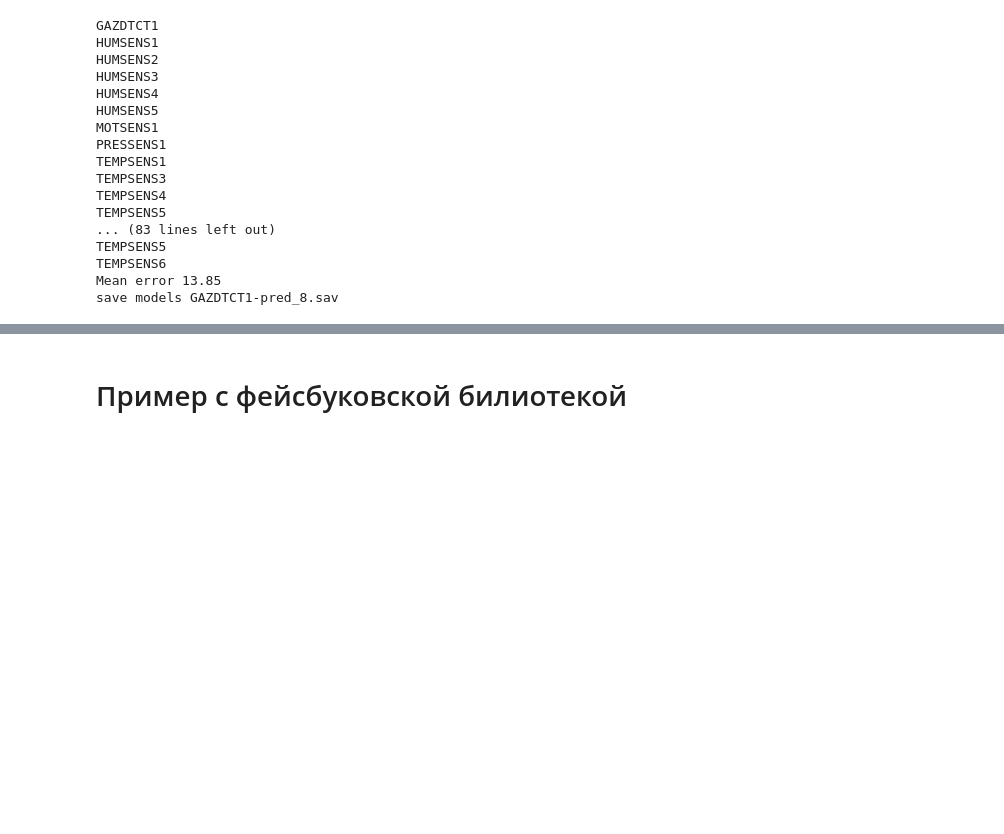
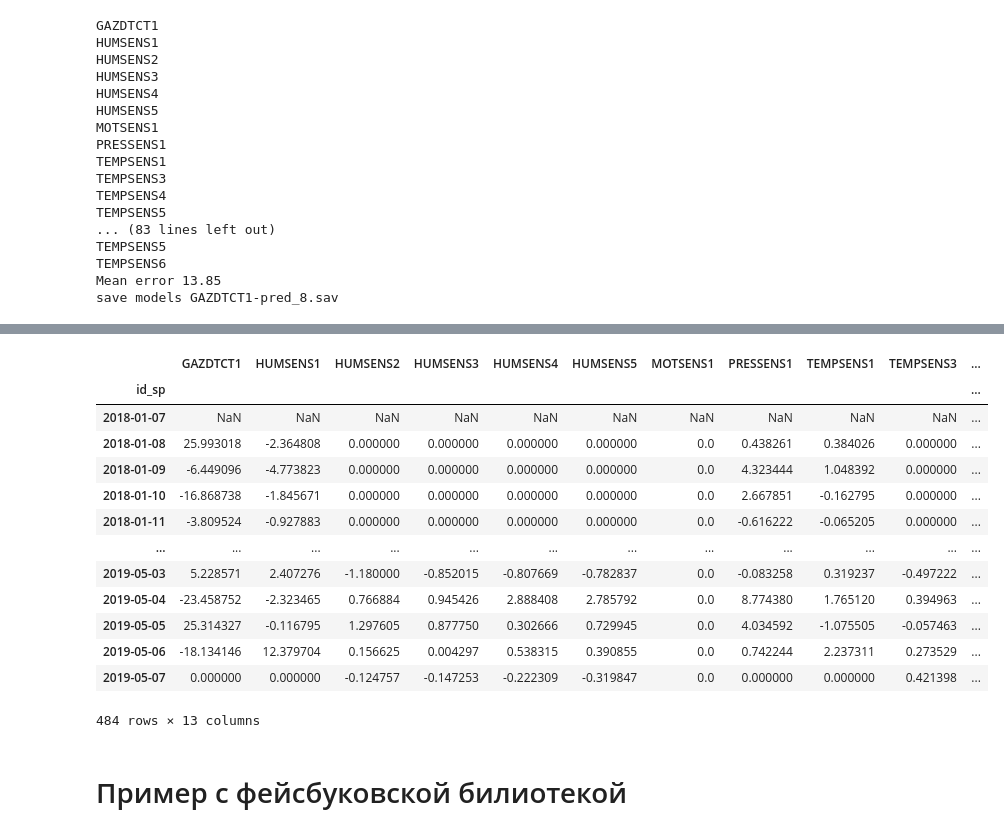
Before and after one commit to Grottersha123/smart_house, a Jupyter notebook: predict_sensors.ipynb, the cells around one changed output, grey strips where cells are left out. Drawn from its saved outputs; the diff is of its cells as text; code cells hidden in the pictures; blank space fills up the shorter version.

```diff
--- a/predict_sensors.ipynb
+++ b/predict_sensors.ipynb
@@ -554,3 +589,20 @@ save models GAZDTCT1-pred_8.sav
+# %%
+ data_pivot[:484].diff()
+# %% [output]
+|  | GAZDTCT1 | HUMSENS1 | HUMSENS2 | HUMSENS3 | HUMSENS4 | HUMSENS5 | MOTSENS1 | PRESSENS1 | TEMPSENS1 | TEMPSENS3 | ... |
+| id_sp |  |  |  |  |  |  |  |  |  |  | ... |
+| 2018-01-07 | NaN | NaN | NaN | NaN | NaN | NaN | NaN | NaN | NaN | NaN | ... |
+| 2018-01-08 | 25.993018 | -2.364808 | 0.000000 | 0.000000 | 0.000000 | 0.000000 | 0.0 | 0.438261 | 0.384026 | 0.000000 | ... |
+| 2018-01-09 | -6.449096 | -4.773823 | 0.000000 | 0.000000 | 0.000000 | 0.000000 | 0.0 | 4.323444 | 1.048392 | 0.000000 | ... |
+| 2018-01-10 | -16.868738 | -1.845671 | 0.000000 | 0.000000 | 0.000000 | 0.000000 | 0.0 | 2.667851 | -0.162795 | 0.000000 | ... |
+| 2018-01-11 | -3.809524 | -0.927883 | 0.000000 | 0.000000 | 0.000000 | 0.000000 | 0.0 | -0.616222 | -0.065205 | 0.000000 | ... |
+| ... | ... | ... | ... | ... | ... | ... | ... | ... | ... | ... | ... |
+| 2019-05-03 | 5.228571 | 2.407276 | -1.180000 | -0.852015 | -0.807669 | -0.782837 | 0.0 | -0.083258 | 0.319237 | -0.497222 | ... |
+| 2019-05-04 | -23.458752 | -2.323465 | 0.766884 | 0.945426 | 2.888408 | 2.785792 | 0.0 | 8.774380 | 1.765120 | 0.394963 | ... |
+| 2019-05-05 | 25.314327 | -0.116795 | 1.297605 | 0.877750 | 0.302666 | 0.729945 | 0.0 | 4.034592 | -1.075505 | -0.057463 | ... |
+| 2019-05-06 | -18.134146 | 12.379704 | 0.156625 | 0.004297 | 0.538315 | 0.390855 | 0.0 | 0.742244 | 2.237311 | 0.273529 | ... |
+| 2019-05-07 | 0.000000 | 0.000000 | -0.124757 | -0.147253 | -0.222309 | -0.319847 | 0.0 | 0.000000 | 0.000000 | 0.421398 | ... |
+484 rows × 13 columns
 # %% [markdown]
 # Пример с фейсбуковской билиотекой #
 # %%
```
Also changed, not shown: parts of 13 cells of this notebook, 11 other files.
